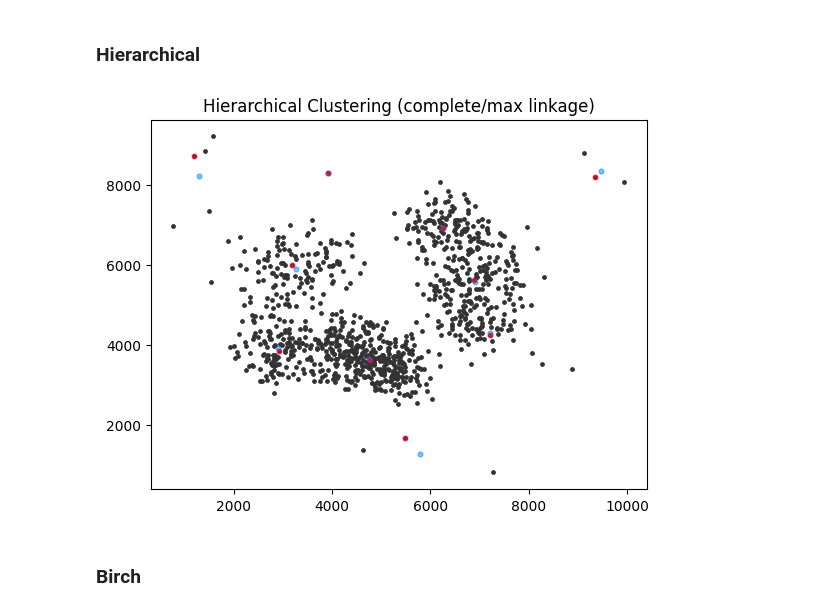
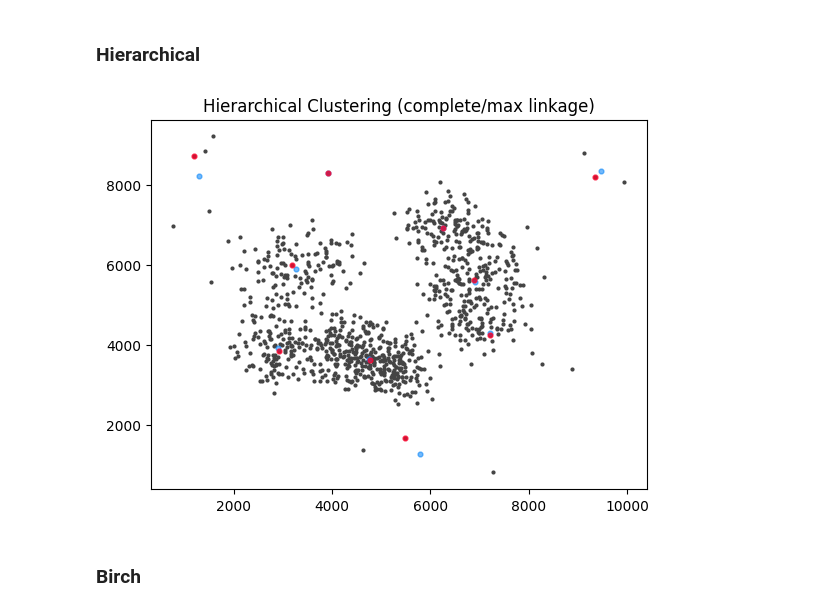
Before and after one commit to sammdu/cssu-purefacts-fall-2022-samm-du, a Jupyter notebook: experiment.ipynb, the cells around one changed output. Drawn from its saved outputs; the diff is of its cells as text; code cells hidden in the pictures.

```diff
--- a/experiment.ipynb
+++ b/experiment.ipynb
@@ -97,0 +112,4 @@ print(hcluster_closest_points)
+# %%
+hcluster_closest_points_set = points_1nn_to_centroids(data, hcluster_centroids)
+hcluster_closest_points = list(hcluster_closest_points_set)
+print(hcluster_closest_points)
@@ -137,29 +168,10 @@ plt.show()
 # %% [markdown]
 ### Hierarchical
-# %%
-plt.scatter(
-    [x[0] for x in data],
-    [y[1] for y in data],
-    s=6,
-    color='#333333'
-)
-
-plt.scatter(
-    [x[0] for x in hcluster_centroids],
-    [y[1] for y in hcluster_centroids],
-    s=12,
-    color='#0784f97f'
-)
-
-plt.scatter(
-    [x[0] for x in hcluster_closest_points_set],
-    [y[1] for y in hcluster_closest_points_set],
-    s=12,
-    color='#fc052e7f'
-)
-plt.title("Hierarchical Clustering (complete/max linkage)")
-plt.show()
-# %% [output]
-[figure, removed]
+# %%
+plot_coverage_data(
+    "Hierarchical Clustering (complete/max linkage)", input_data=data, centroids=hcluster_centroids, closest_points=hcluster_closest_points
+)
+# %% [output]
+[figure, added]
 # %% [markdown]
 ### Birch
```
Also changed, not shown: parts of 20 cells of this notebook.
